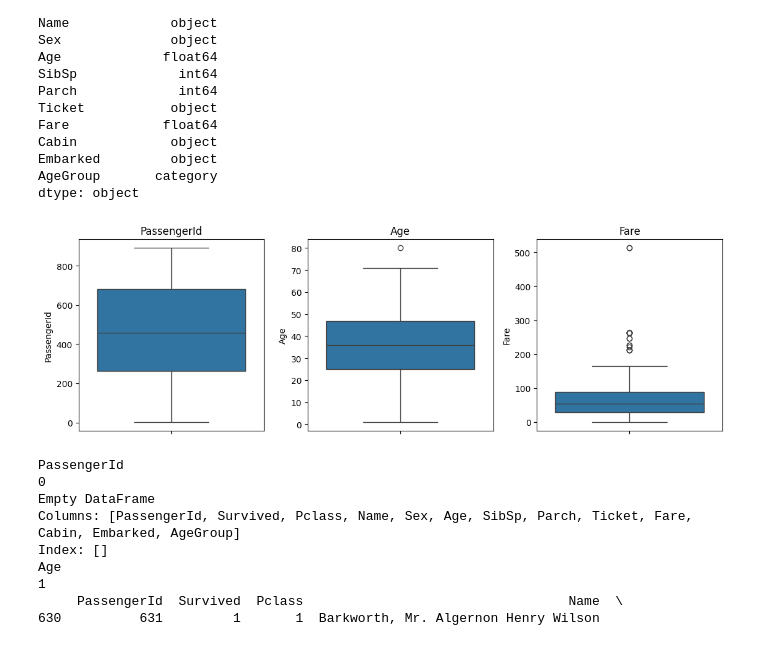
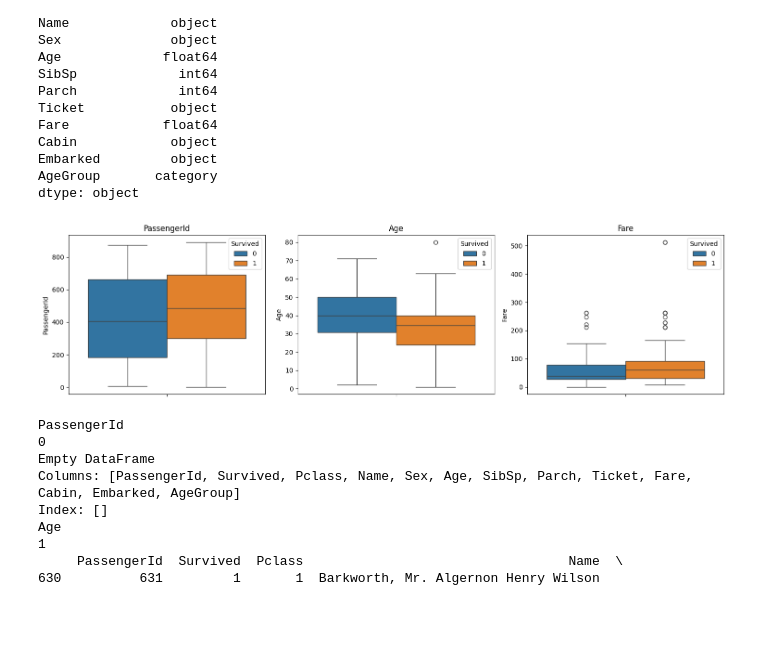
Before and after one commit to MariuszGodl/preprocessing-gradient, a Jupyter notebook: lessons/titanic_1.ipynb, the cells around one changed output. Cells and saved outputs as stored; diff of their text form; code cells hidden in the pictures; blank space fills up the shorter version.

```diff
--- a/lessons/titanic_1.ipynb
+++ b/lessons/titanic_1.ipynb
@@ -279,9 +282,9 @@ dtype: object
 # %%
 # Outliers
 # we can see that iqr lines match the boxplot range as they are the same thing and the dots are outliers
-outliers = multiboxplot(train, cols_to_exclude=["Survived"])
+outliers = multiboxplot(train, cols_to_exclude=["Survived"], hue="Survived")
 # %% [output]
-[figure, old version]
+[figure, new version]
 # %%
 # we can analyze our outilers
 
```
Also changed, not shown: parts of 2 cells of this notebook, 10 other files.
